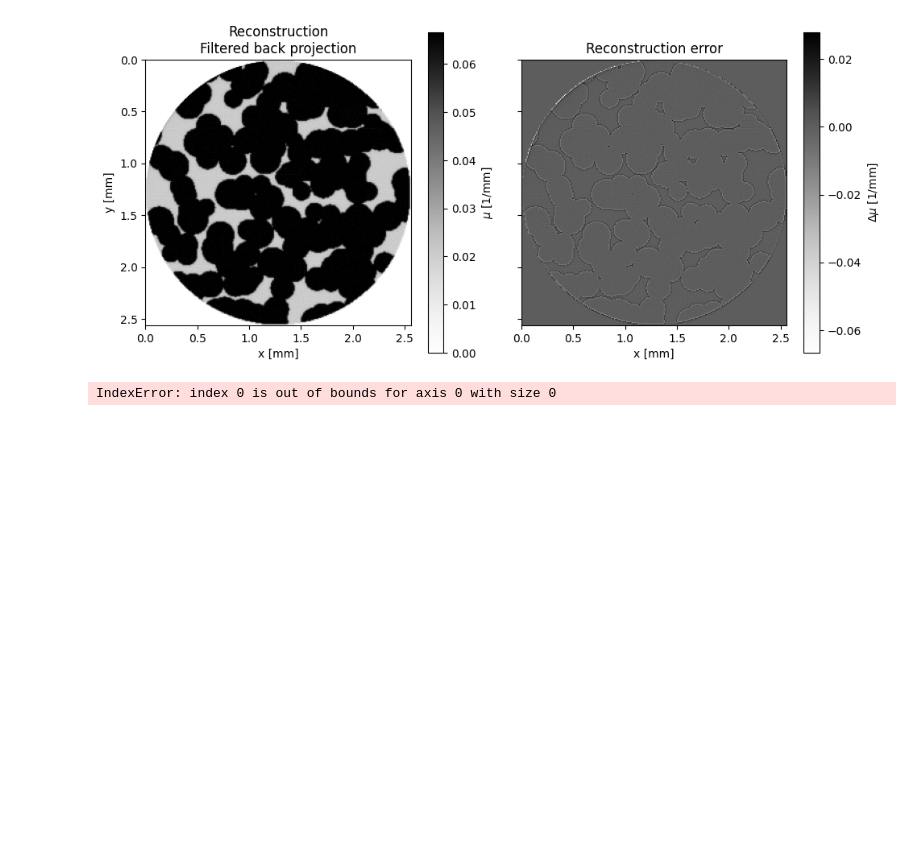
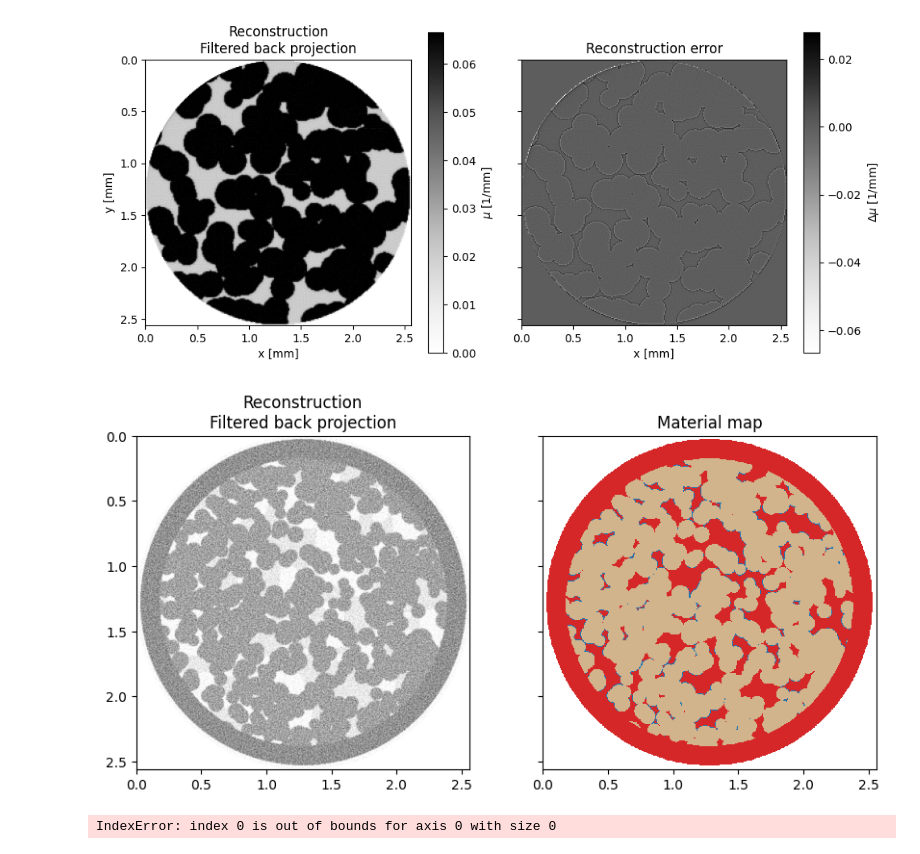
Before and after one commit to aurorsta/master_polychromatic_beam, a Jupyter notebook: beam_hardening_basics.ipynb, the cells around one changed output. Saved outputs shown, nothing was run; the diff lists cells and outputs as text; code cells hidden in the pictures; blank space fills up the shorter version.

Commit message:
fet: adding hydrate library

```diff
--- a/beam_hardening_basics.ipynb
+++ b/beam_hardening_basics.ipynb
@@ -334,6 +334,25 @@ plt.show()
 # %% [output]
 FBP rms reconstruction error: 0.00361
 [figure]
+# %%
+import hydrate_library.hydrate_phantom as hp
+
+labels, info = hp.hydrate_core(Sw0=0.5, conv=0.8, salinity0=0.035,
+                               morphology="filling", seed=1)
+sino = hp.scan(labels, 0.01, theta, energies_kev=[60], weights=[1],
+               N0=1e5, mus_kwargs=dict(salinity=info["salinity"]))
+rec = hp.reconstruct(sino, theta)
+
+fig, (ax1, ax2) = plt.subplots(1, 2, figsize=(10, 4.5), sharex=True, sharey=True)
+im1 = ax1.imshow(rec, cmap="Greys", vmin=0, vmax=(rec.max()), extent=ext)
+ax1.set_title("Reconstruction\nFiltered back projection")
+im2 = ax2.imshow(labels, cmap=cmap_labels, vmin=-0.5, vmax=3.5,
+                 extent=ext, interpolation="nearest")
+ax2.set_title("Material map")
+plt.plot()
+plt.show()
+# %% [output]
+[figure, added]
 # %%
 # Line through the centres [mm] of two disks
 (x1, y1), (x2, y2) = centres[3], centres[4] # choose between the materials inside the container, numbers between 1 and 4, inclusive. 0 is the container
```
Also changed, not shown: parts of 1 cell of this notebook, 4 other files.
